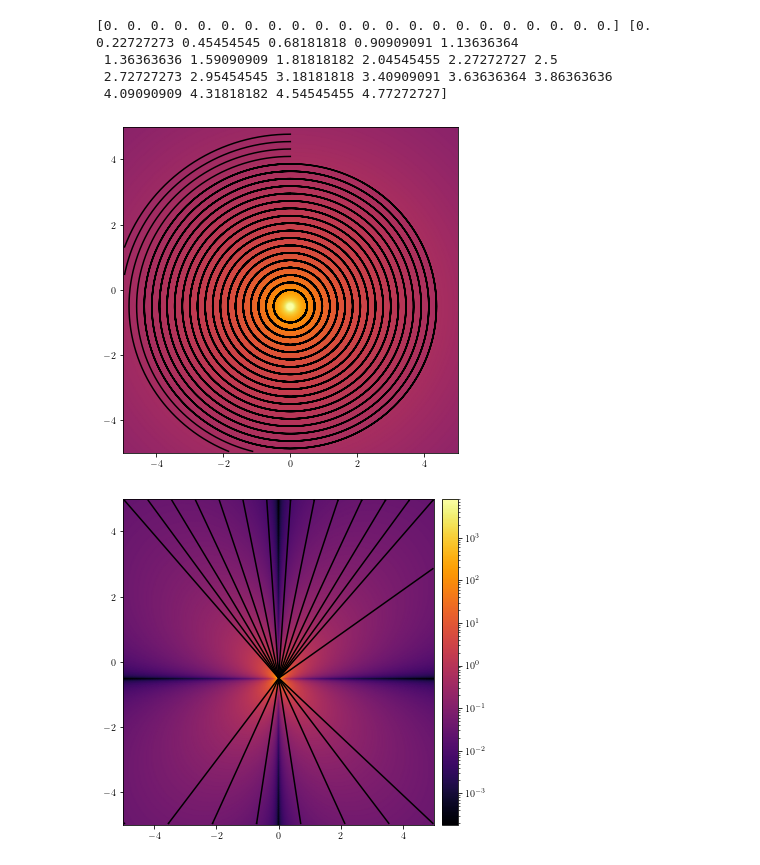
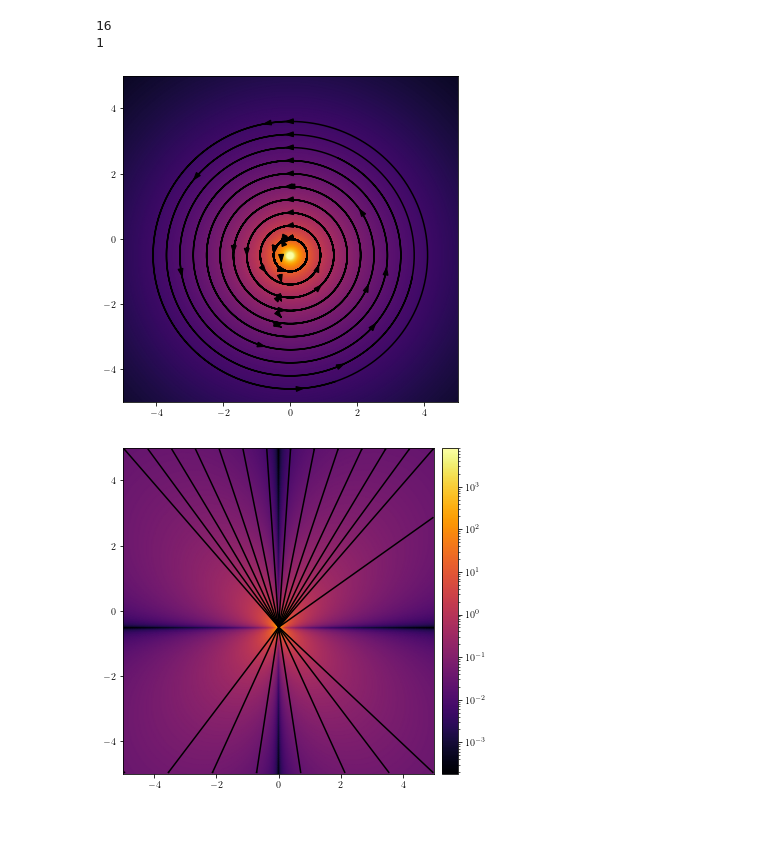
Before and after one commit to ElbeWho/MicroWorld, a Jupyter notebook: sym+antisym.ipynb, the cells around one changed output. Saved outputs shown, nothing was run; the diff lists cells and outputs as text; code cells hidden in the pictures; blank space fills up the shorter version.

```diff
--- a/sym+antisym.ipynb
+++ b/sym+antisym.ipynb
@@ -126,38 +89,21 @@ plt.rcParams['text.usetex'] = True
 Z = np.sqrt(va**2+ua**2)
 
 plt.pcolormesh(mX, mY, Z,
-                  norm=colors.LogNorm(vmin= 10**(-4), vmax=10**2),
+                  norm=colors.LogNorm(vmin= 10**(-2), vmax=10**2),
                snap=True,
                    cmap=plt.cm.inferno, rasterized=True,
               shading='gouraud')
 
-#plt.streamplot(mX,mY,ua,va, broken_streamlines=False)
-# set the starting point of the magnetic field line
+ystart = np.zeros(16)
+xstart = np.zeros(16)
 
-#xstart = np.linspace(0, 0, 14)
-#additional = np.linspace(-0.99*a, 0.99*a, 8)
-ystart = np.zeros(22)
-xstart = np.zeros(22)
-
-#for i in additional:
- #   xstart = np.append(xstart, -i)
 k=0
-
-for i in range(0, 22):
-
-    #if i<11:
-        ystart[i]=k*(5/22)
-        #print(k)
-
+for i in range(0, 10):
+        ystart[i]=k*(4/10)
         k=k+1
 
-    #if i>=11:
-        #ystart[i]=-k*(5/22)
-        #print(-k/14)
-        #k=k+1
+places=np.vstack([xstart,ystart]).T
 
-
-places=np.vstack([xstart,ystart]).T
 # interpolate function of the Bx and Bz as functions of (x,z) position
 fbx = interpolate.interp2d(xx,yy,ua)
 fbz = interpolate.interp2d(xx,yy,va)
@@ -169,40 +115,66 @@ dt=0.8*R
 x0, x1= -0.99*a, 0.99*a
 y0, y1= -0.99*a, 0.99*a
 
 #set the ode function
 r=ode(B_dir)
 r.set_integrator('vode')
 r.set_f_params(fbx,fbz)
 
 xs,ys = [],[]
+
 for p in places:
     x=[p[0]]
     y=[p[1]]
     r.set_initial_value([p[0], p[1]], 0)
     while r.successful():
         r.integrate(r.t+dt)
         x.append(r.y[0])
         y.append(r.y[1])
         hit_electrode=False
-        if len(y) > 100000:
+        if len(y) > 50000:
             break
         #check if field line left drwaing area
         if (not (x0<r.y[0] and r.y[0]<x1)) or (not (y0<r.y[1] and r.y[1]<y1)):
             break
     xs.append(x)
     ys.append(y)
 
+
+p, result = [], []
+for x in xs:
+    p.append(len(x))
+
+
+[result.append(x) for x in p if x not in result]
+
+print(len(p))
+print(len(result))
+
+result.sort()
+l = result[0]
+h = int(l/300)
+
+
+
 for x,y in zip(xs,ys):
     ax.plot(x,y, color="k" , zorder=10)
+    if len(x) > 20000:
+        ax.arrow(x[h], y[h], x[h-1]-x[h-2], y[h+5]-y[h+4],
+            length_includes_head=True, head_width=.15, color="k", zorder=5)
+        ax.arrow(x[2*h], y[50*h], x[50*h-1]-x[50*h-2], y[50*h+5]-y[50*h+4],
+            length_includes_head=True, head_width=.15, color="k", zorder=5)
+        ax.arrow(x[100*h], y[100*h], x[100*h-1]-x[100*h-2], y[100*h+5]-y[100*h+4],
+            length_includes_head=True, head_width=.15, color="k", zorder=5)
+        ax.arrow(x[200*h], y[200*h], x[200*h-1]-x[200*h-2], y[200*h+5]-y[200*h+4],
+            length_includes_head=True, head_width=.15, color="k", zorder=5)
 
-print(xstart, ystart)
+
+
 plt.savefig('okrąg.pdf', bbox_inches='tight', pad_inches=0, dpi=400)
 # %% [output]
-[0. 0. 0. 0. 0. 0. 0. 0. 0. 0. 0. 0. 0. 0. 0. 0. 0. 0. 0. 0. 0. 0.] [0.         0.22727273 0.45454545 0.68181818 0.90909091 1.13636364
- 1.36363636 1.59090909 1.81818182 2.04545455 2.27272727 2.5
- 2.72727273 2.95454545 3.18181818 3.40909091 3.63636364 3.86363636
- 4.09090909 4.31818182 4.54545455 4.77272727]
+16
+1
-[figure, old version]
+[figure, new version]
 # %%
 fig=plt.figure(figsize=(6,6),facecolor="w")
 ax = plt.axes()
```
Also changed, not shown: parts of 2 cells of this notebook.
